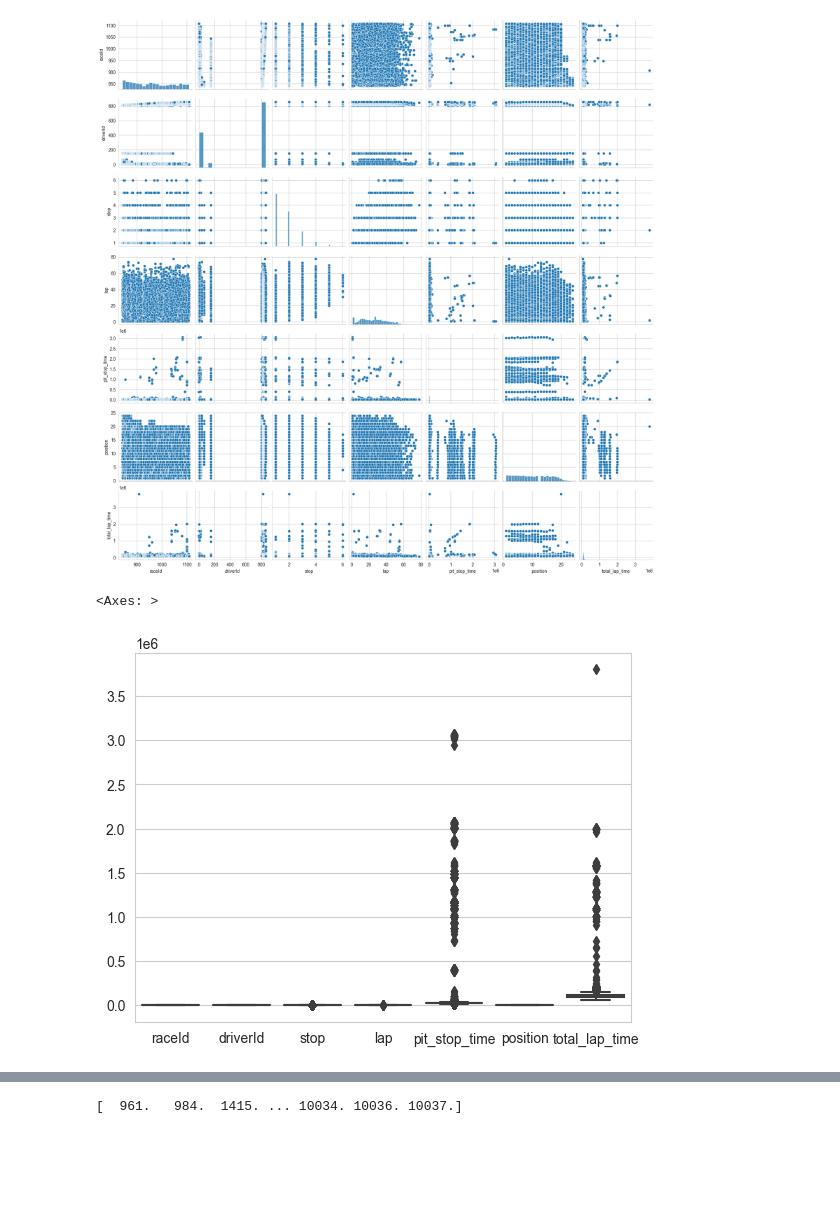
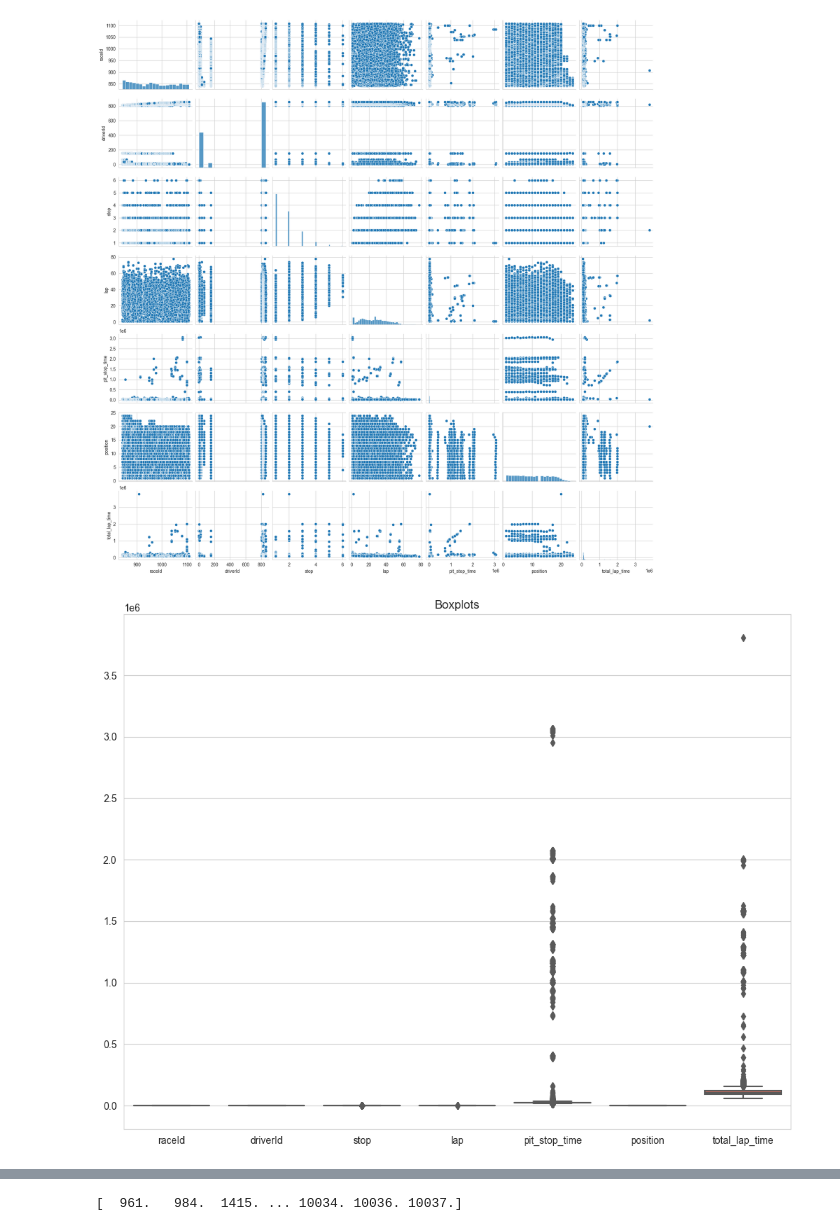
Before and after one commit to nirmolcho/Clustering_and_TS_DS_Alg, a Jupyter notebook: Clustering/Clustering.ipynb, the cells around one changed output, grey strips where cells are left out. Cells and saved outputs as stored; diff of their text form; code cells hidden in the pictures; blank space fills up the shorter version.

```diff
--- a/Clustering/Clustering.ipynb
+++ b/Clustering/Clustering.ipynb
@@ -114,8 +138,14 @@ sns.pairplot(merged_df)
 # %% [output]
 <seaborn.axisgrid.PairGrid at 0x...>
 [figure]
-# %%
-sns.boxplot(merged_df)
-# %% [output]
-<Axes: >
-[figure, removed]
+# %%
+plt.figure(figsize=(10,8))
+
+sns.boxplot(data=merged_df, palette='coolwarm')
+
+plt.title('Boxplots')
+
+plt.tight_layout()
+plt.show()
+# %% [output]
+[figure, added]
```
Also changed, not shown: parts of 48 cells of this notebook, 1 other file.
